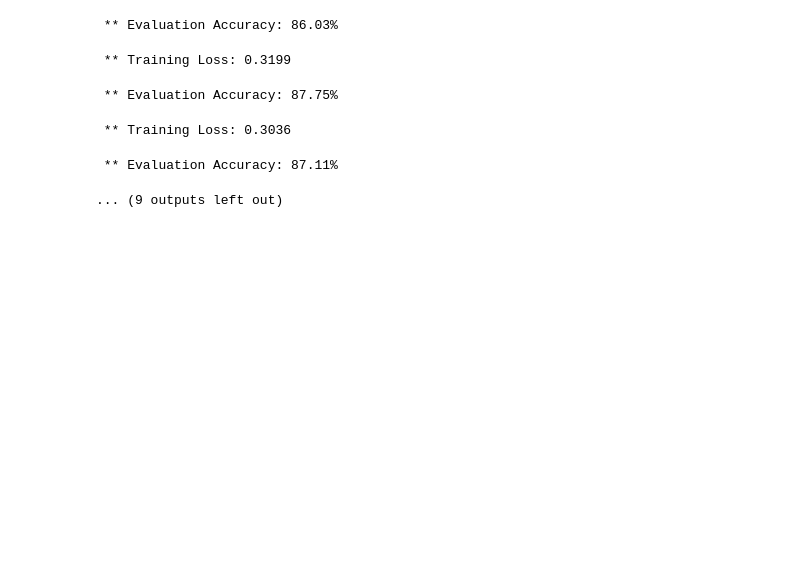
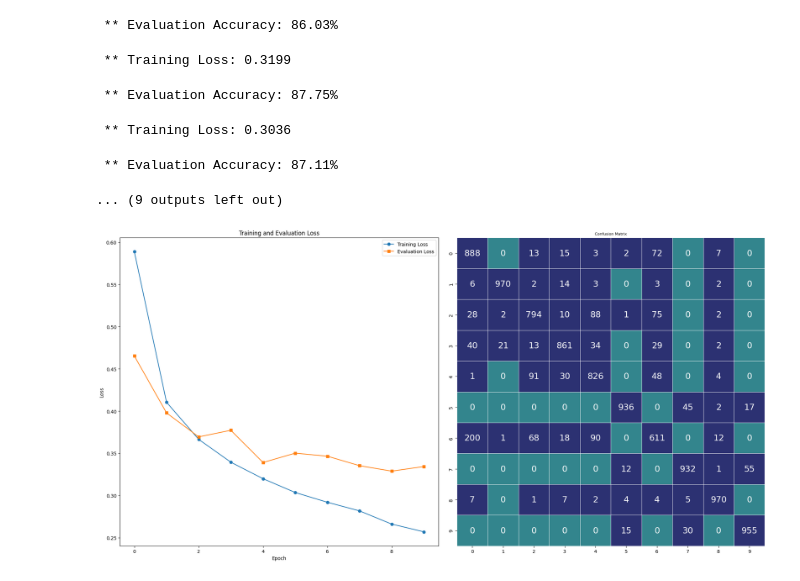
Before and after one commit to MSadegh-Eft/multilayer-perceptron-ann, a Jupyter notebook: main.ipynb, the cells around one changed output. Saved outputs shown, nothing was run; the diff lists cells and outputs as text; code cells hidden in the pictures; blank space fills up the shorter version.

```diff
--- a/main.ipynb
+++ b/main.ipynb
@@ -87,3 +87,7 @@ deep_train_loss, deep_eval_loss = train_and_evaluate(model=deep_model, trainload
  ** Training Loss: 0.3036
  ** Evaluation Accuracy: 87.11%
 ... (9 outputs left out)
+# %%
+plot_train_eval(deep_train_loss, deep_eval_loss, deep_Adam_cm)
+# %% [output]
+[figure, added]
```
